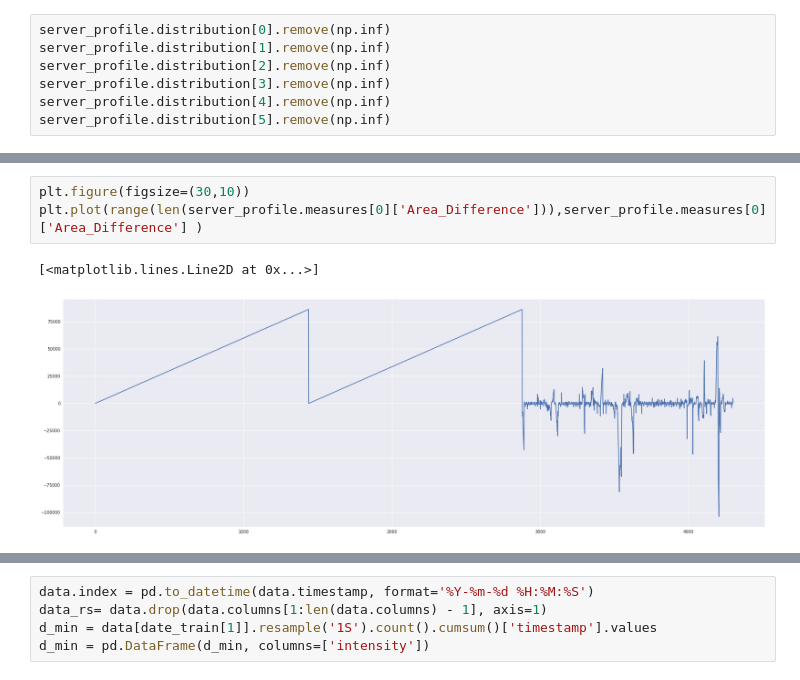
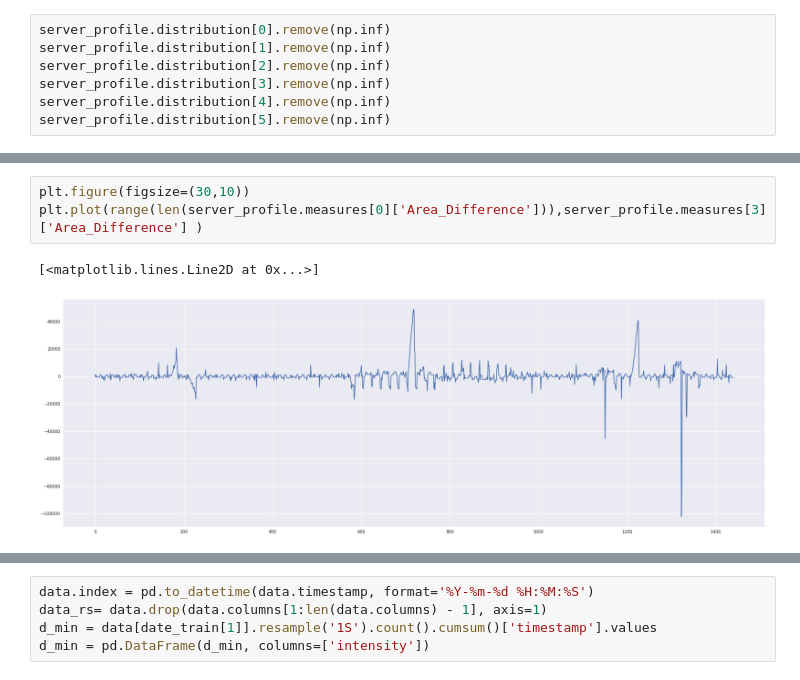
Before and after one commit to TheAmazonLogTeam/LogKiller, a Jupyter notebook: test_intensity_processus.ipynb, the cells around one changed output, grey strips where cells are left out. Cells and saved outputs as stored; diff of their text form.

```diff
--- a/test_intensity_processus.ipynb
+++ b/test_intensity_processus.ipynb
@@ -317,7 +349,7 @@ WARNING:matplotlib.legend:No handles with labels found to put in legend.
 # %%
 plt.figure(figsize=(30,10))
-plt.plot(range(len(server_profile.measures[0]['Area_Difference'])),server_profile.measures[0]['Area_Difference'] )
+plt.plot(range(len(server_profile.measures[0]['Area_Difference'])),server_profile.measures[3]['Area_Difference'] )
 # %% [output]
 [<matplotlib.lines.Line2D at 0x...>]
-[figure, old version]
+[figure, new version]
 # %%
```
Also changed, not shown: parts of 8 cells of this notebook.
